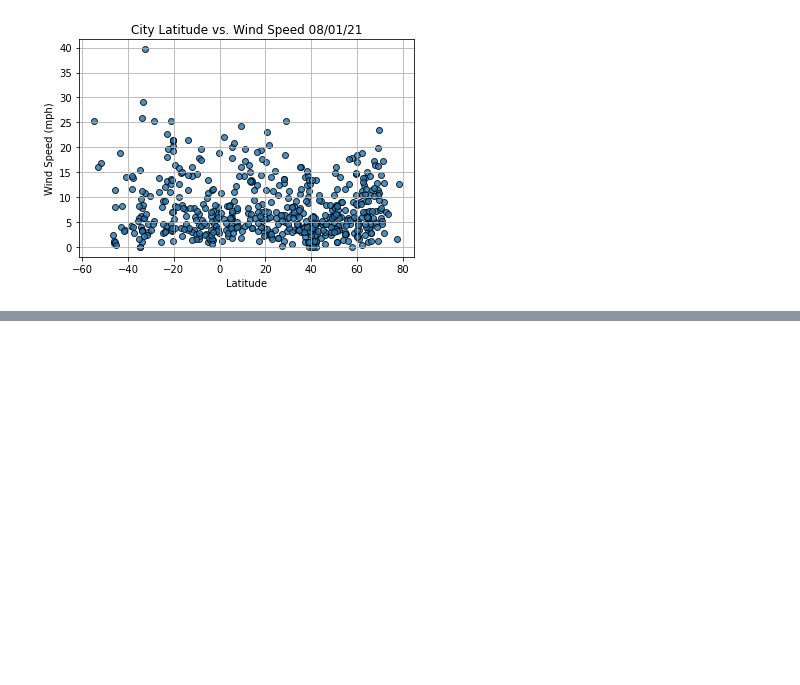
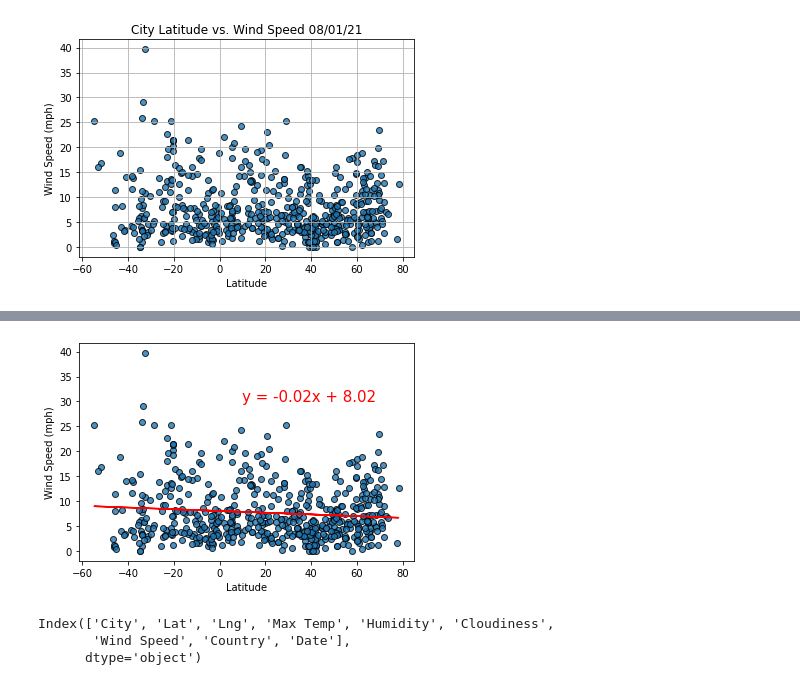
Before and after one commit to joszpr/World_Weather_Analysis, a Jupyter notebook: WeatherPy.ipynb, the cells around one changed output, grey strips where cells are left out. Cells and saved outputs as stored; diff of their text form; code cells hidden in the pictures; blank space fills up the shorter version.

```diff
--- a/WeatherPy.ipynb
+++ b/WeatherPy.ipynb
@@ -301,0 +380,25 @@ plt.show()
+# %%
+# Perform linear regression on wind_speed.
+(slope, intercept, r_value, p_value, std_err) = linregress(lats, wind_speed)
+
+# Calculate the regression line "y values" from the slope and intercept.
+regress_values = lats * slope + intercept
+
+# Get the equation of the line.
+line_eq = "y = " + str(round(slope,2)) + "x + " + str(round(intercept,2))
+
+# Create a scatter plot of the x and y values.
+plt.scatter(lats,
+            wind_speed,
+            edgecolor="black", linewidths=1, marker="o",
+            alpha=0.8, label="Cities")
+
+# Plot the regression line with the x-values and the y coordinates based on the intercept and slope.
+plt.plot(lats,regress_values,"r")
+# Annotate the text for the line equation and add its coordinates.
+plt.annotate(line_eq, (10,30), fontsize=15, color="red")
+plt.xlabel('Latitude')
+plt.ylabel('Wind Speed (mph)')
+plt.show()
+# %% [output]
+[figure, added]
@@ -301,0 +427,6 @@ plt.show()
+# %%
+northern_hemi_df.columns
+# %% [output]
+Index(['City', 'Lat', 'Lng', 'Max Temp', 'Humidity', 'Cloudiness',
+       'Wind Speed', 'Country', 'Date'],
+      dtype='object')
```
Also changed, not shown: parts of 16 cells of this notebook.
